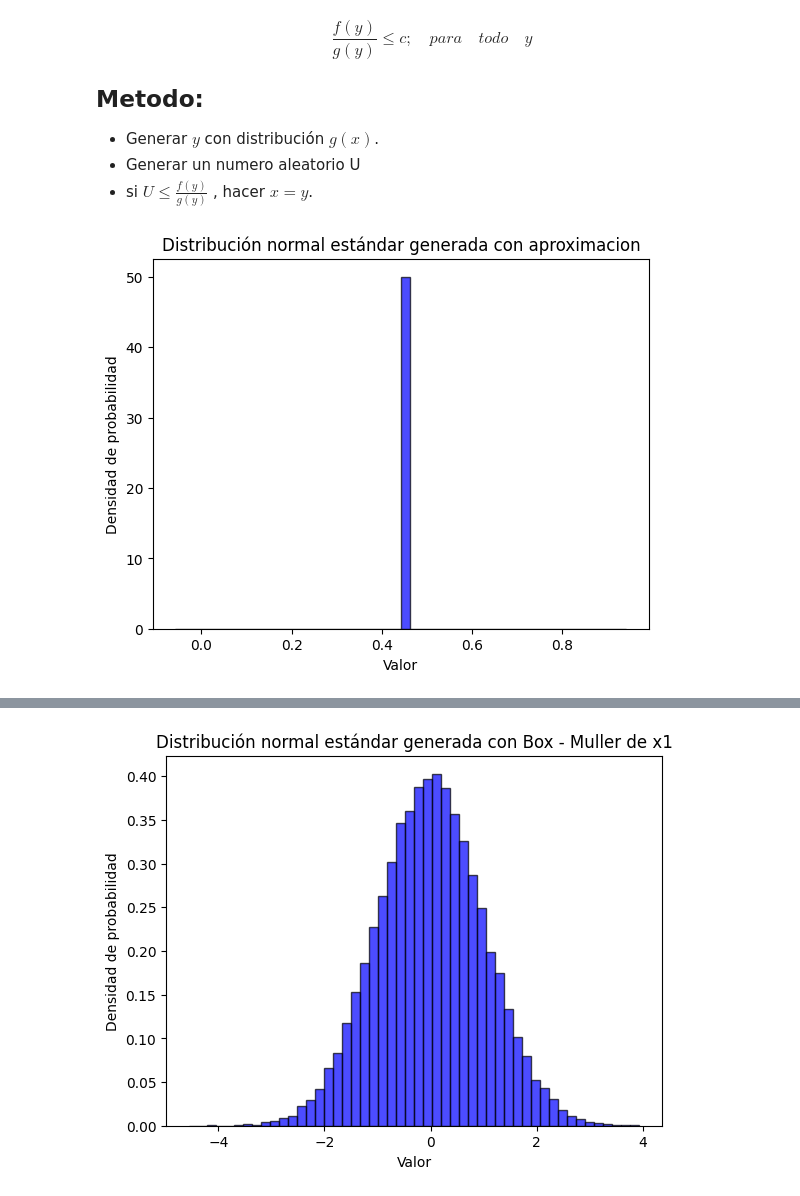
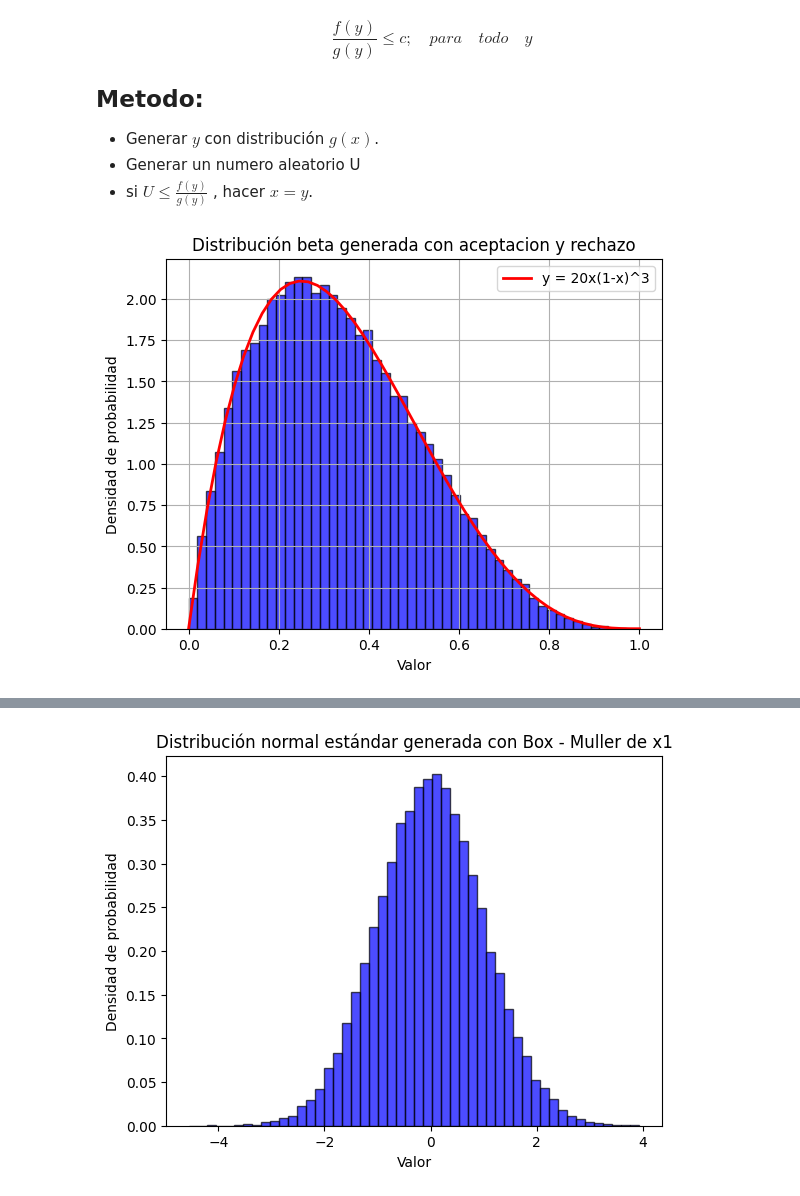
Before and after one commit to Zarate73/Simulaci-n-, a Jupyter notebook: Catalogo_de_distribuciones.ipynb, the cells around one changed output, grey strips where cells are left out. Cells and saved outputs as stored; diff of their text form; code cells hidden in the pictures.

```diff
--- a/Catalogo_de_distribuciones.ipynb
+++ b/Catalogo_de_distribuciones.ipynb
@@ -543,15 +524,30 @@ def betag(g,n):
+# %%
+def beta_acep(N):
+    C=[] #Matriz vacia donde se almacenran los valores aceptados
+    for i in range(N):
+        y=rd.random() # Variable que sigue la distribucion g(x)
+        u= np.random.uniform(0, 1) # Variable que sigue una distribucion uniforma
+        if u<=beta(y)/beta(0.25):
+            C.append(y)
+    return C
 # %%
-
-
-h=betag(1,20000)
-plt.hist(h, bins=50, density=True, alpha=0.7, color='blue', edgecolor='black')
+G=beta_acep(100000)
+# Crear histograma para visualizar la distribución
+plt.hist(G, bins=50, density=True, alpha=0.7, color='blue', edgecolor='black')
 
 # Agregar etiquetas y título
 plt.xlabel('Valor')
 plt.ylabel('Densidad de probabilidad')
-plt.title('Distribución normal estándar generada con aproximacion')
+plt.title('Distribución beta generada con aceptacion y rechazo')
+plt.grid(True)
+# Graficar la función de densidad teórica
+x = np.linspace(0, 1)
+y=beta(x)
+plt.plot(x,y,'r-', lw=2,label='y = 20x(1-x)^3')
+plt.legend()
+
 
 # Mostrar la gráfica
 plt.show()
 # %% [output]
-[figure, old version]
+[figure, new version]
```
Also changed, not shown: parts of 15 cells of this notebook.
